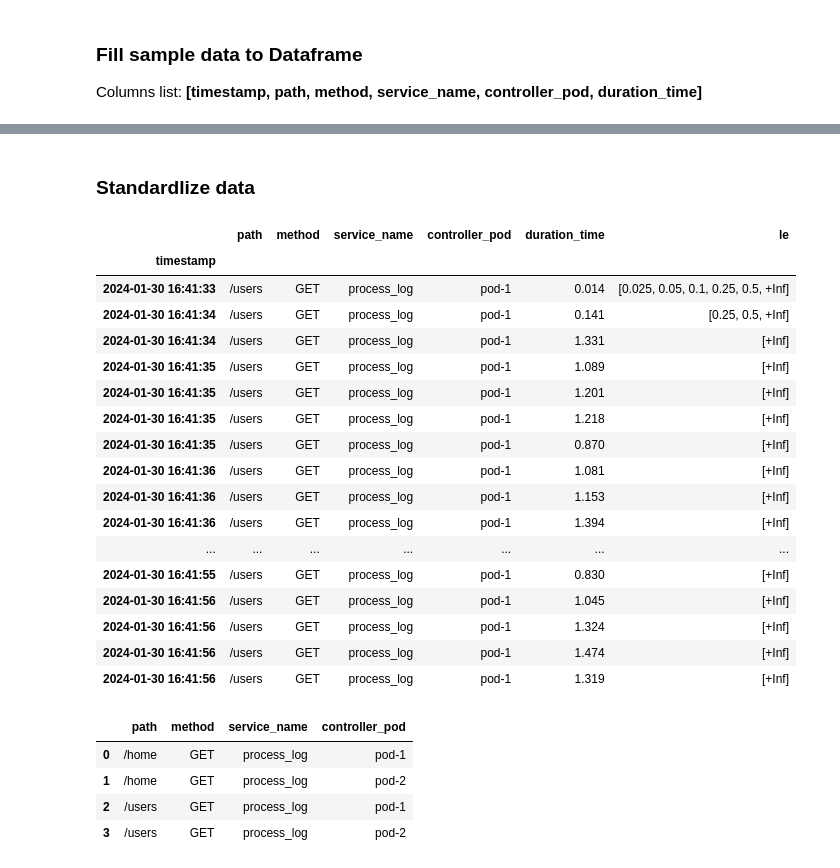
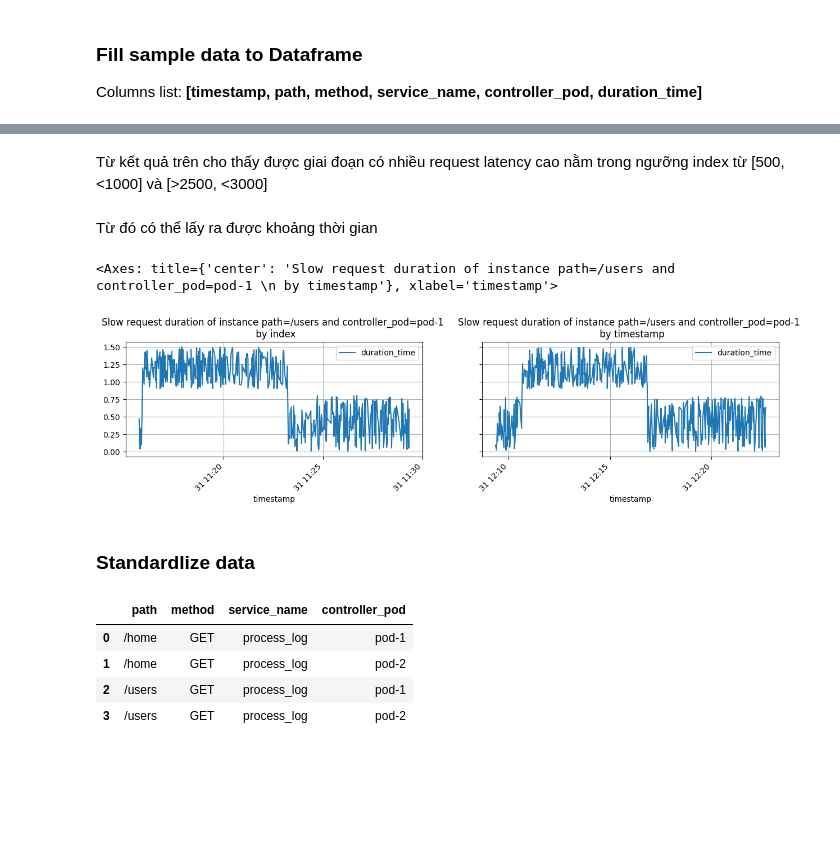
Before and after one commit to vuvietnguyenit/data_analystic, a Jupyter notebook: notebooks/calculate_latency_duration_time.ipynb, the cells around one changed output, grey strips where cells are left out. Drawn from its saved outputs; the diff is of its cells as text; code cells hidden in the pictures; blank space fills up the shorter version.

```diff
--- a/notebooks/calculate_latency_duration_time.ipynb
+++ b/notebooks/calculate_latency_duration_time.ipynb
@@ -76,3 +96,32 @@ for (name, df), ax in zip(grouped, axes.flatten()):
+# %% [markdown]
+Từ kết quả trên cho thấy được giai đoạn có nhiều request latency cao nằm trong ngưỡng index từ [500, <1000] và [>2500, <3000]
+# %% [markdown]
+Từ đó có thể lấy ra được khoảng thời gian
+# %%
+# From index => time range
+# Plot line chart for detect time range of problem by group
+fig, axs = plt.subplots(nrows=1, ncols=2, figsize=(15, 3), sharey=True)
+root_df.query("path == '/users' and controller_pod == 'pod-1'").reset_index()[500:1000].plot(
+    kind="line",
+    title="Slow request duration of instance path=/users and controller_pod=pod-1 \n by index",
+    grid=True,
+    rot=45,
+    y="duration_time",
+    ax=axs[0],
+    x="timestamp"
+)
+root_df.query("path == '/users' and controller_pod == 'pod-1'").reset_index()[2500:3000].plot(
+    kind="line",
+    title="Slow request duration of instance path=/users and controller_pod=pod-1 \n by timestamp",
+    grid=True,
+    rot=45,
+    y="duration_time",
+    ax=axs[1],
+    x="timestamp"
+)
+# %% [output]
+<Axes: title={'center': 'Slow request duration of instance path=/users and controller_pod=pod-1 \n by timestamp'}, xlabel='timestamp'>
+[figure, added]
 # %% [markdown]
 ### Standardlize data
 # %%
@@ -93,27 +144,6 @@ def bucketing(duration_time):
     return res
 
 root_df["le"] = root_df["duration_time"].apply(lambda x: bucketing(x))
-# %%
-root_df.query("path == '/users' and controller_pod == 'pod-1'").loc['2024-01-30 16:41:33': '2024-01-30 16:45:30'][0:50]
-# %% [output]
-|  | path | method | service_name | controller_pod | duration_time | le |
-| timestamp |  |  |  |  |  |  |
-| 2024-01-30 16:41:33 | /users | GET | process_log | pod-1 | 0.014 | [0.025, 0.05, 0.1, 0.25, 0.5, +Inf] |
-| 2024-01-30 16:41:34 | /users | GET | process_log | pod-1 | 0.141 | [0.25, 0.5, +Inf] |
-| 2024-01-30 16:41:34 | /users | GET | process_log | pod-1 | 1.331 | [+Inf] |
-| 2024-01-30 16:41:35 | /users | GET | process_log | pod-1 | 1.089 | [+Inf] |
-| 2024-01-30 16:41:35 | /users | GET | process_log | pod-1 | 1.201 | [+Inf] |
-| 2024-01-30 16:41:35 | /users | GET | process_log | pod-1 | 1.218 | [+Inf] |
-| 2024-01-30 16:41:35 | /users | GET | process_log | pod-1 | 0.870 | [+Inf] |
-| 2024-01-30 16:41:36 | /users | GET | process_log | pod-1 | 1.081 | [+Inf] |
-| 2024-01-30 16:41:36 | /users | GET | process_log | pod-1 | 1.153 | [+Inf] |
-| 2024-01-30 16:41:36 | /users | GET | process_log | pod-1 | 1.394 | [+Inf] |
-| ... | ... | ... | ... | ... | ... | ... |
-| 2024-01-30 16:41:55 | /users | GET | process_log | pod-1 | 0.830 | [+Inf] |
-| 2024-01-30 16:41:56 | /users | GET | process_log | pod-1 | 1.045 | [+Inf] |
-| 2024-01-30 16:41:56 | /users | GET | process_log | pod-1 | 1.324 | [+Inf] |
-| 2024-01-30 16:41:56 | /users | GET | process_log | pod-1 | 1.474 | [+Inf] |
-| 2024-01-30 16:41:56 | /users | GET | process_log | pod-1 | 1.319 | [+Inf] |
 # %%
 # Get distinct group for bins value latency for each group
 group_dataset = root_df.groupby(group_by_el).count().reset_index()[group_by_el]
```
Also changed, not shown: parts of 13 cells of this notebook, 2 other files.
